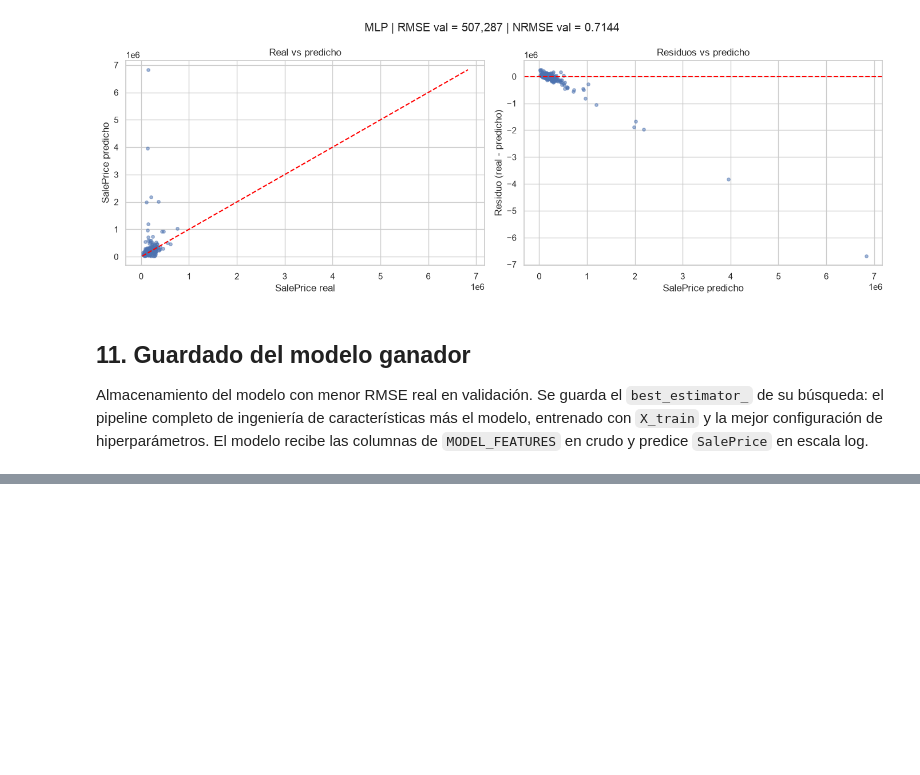
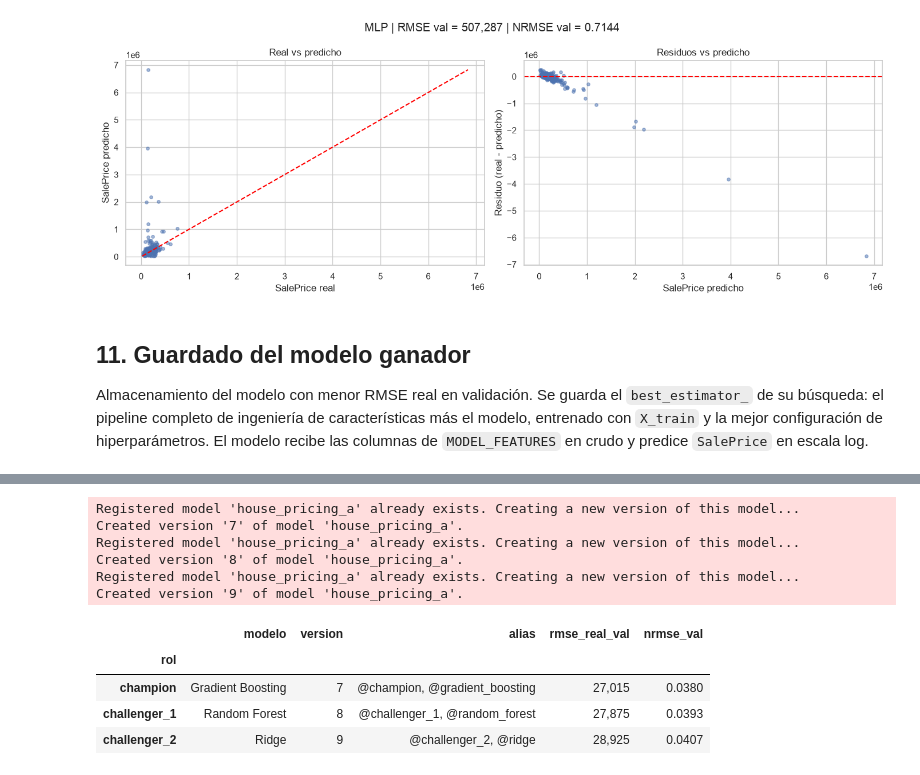
Before and after one commit to prengsen/house_pricing_A, a Jupyter notebook: notebooks/3.0-pb-entrenamiento-modelos.ipynb, the cells around one changed output, grey strips where cells are left out. Saved outputs shown, nothing was run; the diff lists cells and outputs as text; code cells hidden in the pictures; blank space fills up the shorter version.

```diff
--- a/notebooks/3.0-pb-entrenamiento-modelos.ipynb
+++ b/notebooks/3.0-pb-entrenamiento-modelos.ipynb
@@ -231,6 +257,7 @@ sobreajuste = pd.DataFrame({
 sobreajuste["brecha_%"] = 100 * (sobreajuste["rmse_test_cv"] / sobreajuste["rmse_train_cv"] - 1)
 
 ax = sobreajuste[["rmse_train_cv", "rmse_test_cv"]].plot.bar(figsize=(10, 5), rot=0)
+fig_sobreajuste = ax.figure
 ax.set_title("RMSE real: entrenamiento vs validación cruzada (mejor configuración)")
 ax.set_ylabel("RMSE (USD)")
 ax.legend(["Entrenamiento", "Validación cruzada"])
@@ -350,0 +448,22 @@ PicklingError: Can't pickle <class '__main__.SkewedYeoJohnsonTransformer'>: it's
+# %%
+# Utilidades para el registro
+def slug(texto):
+    """Nombre del algoritmo como identificador válido para alias de MLflow: 'Regresión lineal' -> 'regresion_lineal'."""
+    ascii_ = unicodedata.normalize("NFKD", texto).encode("ascii", "ignore").decode()
+    return ascii_.lower().replace(" ", "_")
+
+
+def tipos_confiables(modelo):
+    """Clases del pipeline que skops no reconoce como seguras por defecto."""
+    return sio.get_untrusted_types(data=sio.dumps(modelo))
+
+
+parametros_torneo = {
+    "test_size": TEST_SIZE,
+    "random_state": RANDOM_STATE,
+    "n_folds": N_FOLDS,
+    "n_features": len(MODEL_FEATURES),
+    "max_unique_discrete": MAX_UNIQUE_DISCRETE,
+    "skew_threshold": SKEW_THRESHOLD,
+    "metrica_optimizacion": "rmse_real",
+}
@@ -350,0 +549,34 @@ PicklingError: Can't pickle <class '__main__.SkewedYeoJohnsonTransformer'>: it's
+# %%
+# Registro de las tres mejores versiones con alias de rol y de algoritmo
+ROLES = ["champion", "challenger_1", "challenger_2"]
+client = MlflowClient()
+
+registro = []
+for rol, name in zip(ROLES, torneo.index[: len(ROLES)]):
+    version = mlflow.register_model(
+        model_uris[name], REGISTERED_MODEL_NAME, tags={"rol": rol, "modelo": name}
+    ).version
+    client.set_registered_model_alias(REGISTERED_MODEL_NAME, rol, version)
+    client.set_registered_model_alias(REGISTERED_MODEL_NAME, slug(name), version)
+    registro.append({
+        "rol": rol,
+        "modelo": name,
+        "version": version,
+        "alias": f"@{rol}, @{slug(name)}",
+        "rmse_real_val": torneo.loc[name, "rmse_real_val"],
+        "nrmse_val": torneo.loc[name, "nrmse_val"],
+    })
+
+pd.DataFrame(registro).set_index("rol").style.format({"rmse_real_val": "{:,.0f}", "nrmse_val": "{:.4f}"})
+# %% [output]
+Registered model 'house_pricing_a' already exists. Creating a new version of this model...
+Created version '7' of model 'house_pricing_a'.
+Registered model 'house_pricing_a' already exists. Creating a new version of this model...
+Created version '8' of model 'house_pricing_a'.
+Registered model 'house_pricing_a' already exists. Creating a new version of this model...
+Created version '9' of model 'house_pricing_a'.
+|  | modelo | version | alias | rmse_real_val | nrmse_val |
+| rol |  |  |  |  |  |
+| champion | Gradient Boosting | 7 | @champion, @gradient_boosting | 27,015 | 0.0380 |
+| challenger_1 | Random Forest | 8 | @challenger_1, @random_forest | 27,875 | 0.0393 |
+| challenger_2 | Ridge | 9 | @challenger_2, @ridge | 28,925 | 0.0407 |
```
Also changed, not shown: parts of 15 cells of this notebook, 4 other files.
